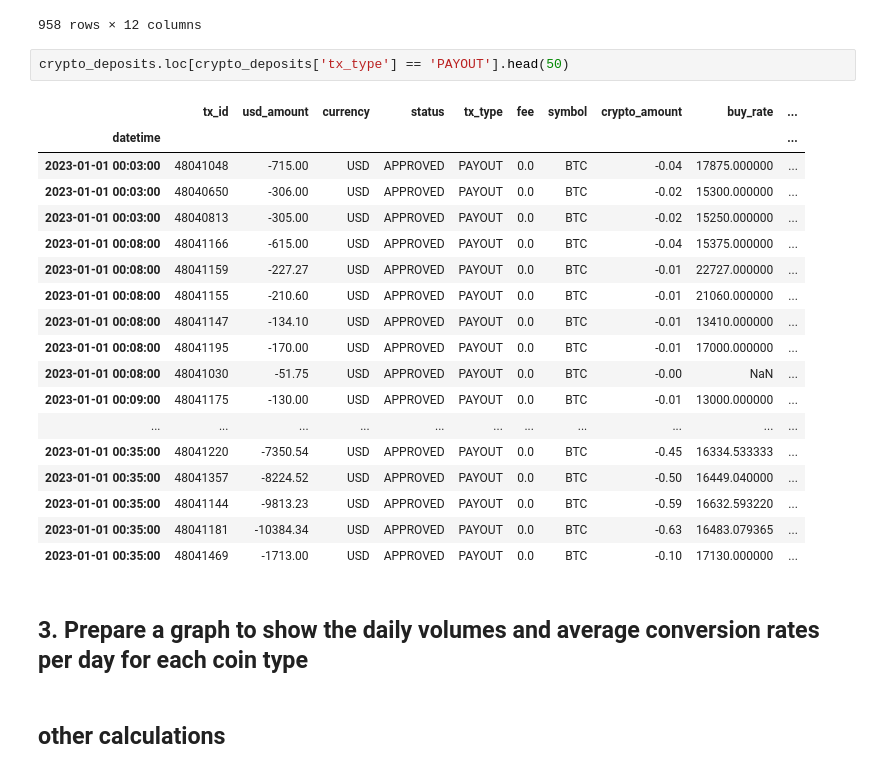
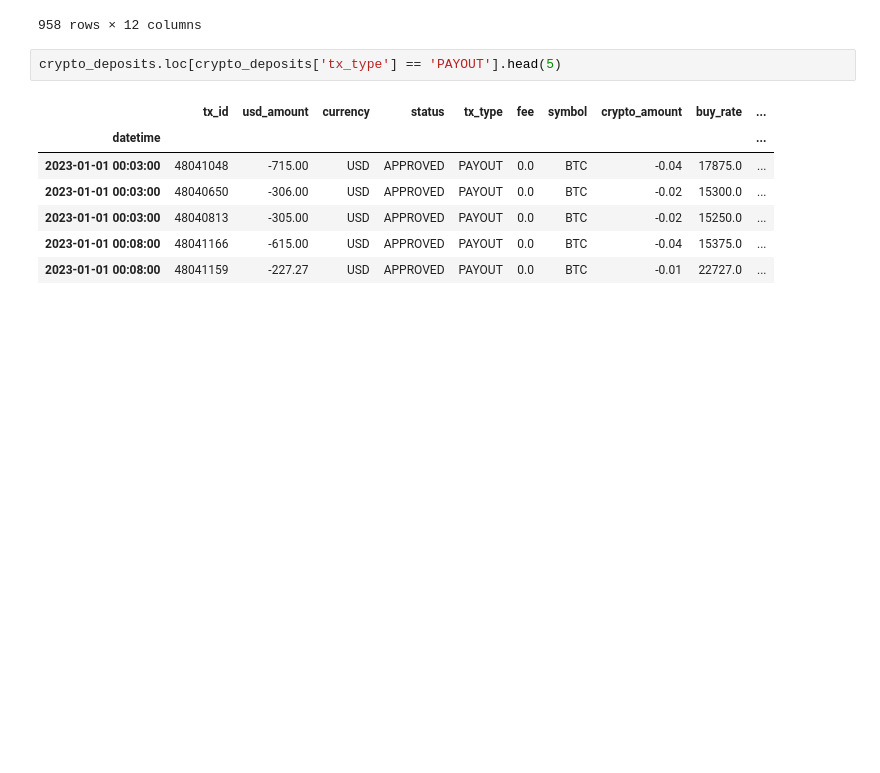
Before and after one commit to ferseguias/ft_interview_test, a Jupyter notebook: crypto_deposits.ipynb, the cells around one changed output. Cells and saved outputs as stored; diff of their text form; blank space fills up the shorter version.

```diff
--- a/crypto_deposits.ipynb
+++ b/crypto_deposits.ipynb
@@ -219,27 +344,12 @@ crypto_deposits.loc[crypto_deposits['buy_rate'].isna()]
 | 2023-01-27 23:56:00 | 48863085 | -100.00 | USD | APPROVED | PAYOUT | 0.0 | BTC | -0.0 | NaN | ... |
 958 rows × 12 columns
 # %%
-crypto_deposits.loc[crypto_deposits['tx_type'] == 'PAYOUT'].head(50)
+crypto_deposits.loc[crypto_deposits['tx_type'] == 'PAYOUT'].head(5)
 # %% [output]
 |  | tx_id | usd_amount | currency | status | tx_type | fee | symbol | crypto_amount | buy_rate | ... |
 | datetime |  |  |  |  |  |  |  |  |  | ... |
-| 2023-01-01 00:03:00 | 48041048 | -715.00 | USD | APPROVED | PAYOUT | 0.0 | BTC | -0.04 | 17875.000000 | ... |
-| 2023-01-01 00:03:00 | 48040650 | -306.00 | USD | APPROVED | PAYOUT | 0.0 | BTC | -0.02 | 15300.000000 | ... |
-| 2023-01-01 00:03:00 | 48040813 | -305.00 | USD | APPROVED | PAYOUT | 0.0 | BTC | -0.02 | 15250.000000 | ... |
-| 2023-01-01 00:08:00 | 48041166 | -615.00 | USD | APPROVED | PAYOUT | 0.0 | BTC | -0.04 | 15375.000000 | ... |
-| 2023-01-01 00:08:00 | 48041159 | -227.27 | USD | APPROVED | PAYOUT | 0.0 | BTC | -0.01 | 22727.000000 | ... |
-| 2023-01-01 00:08:00 | 48041155 | -210.60 | USD | APPROVED | PAYOUT | 0.0 | BTC | -0.01 | 21060.000000 | ... |
-| 2023-01-01 00:08:00 | 48041147 | -134.10 | USD | APPROVED | PAYOUT | 0.0 | BTC | -0.01 | 13410.000000 | ... |
-| 2023-01-01 00:08:00 | 48041195 | -170.00 | USD | APPROVED | PAYOUT | 0.0 | BTC | -0.01 | 17000.000000 | ... |
-| 2023-01-01 00:08:00 | 48041030 | -51.75 | USD | APPROVED | PAYOUT | 0.0 | BTC | -0.00 | NaN | ... |
-| 2023-01-01 00:09:00 | 48041175 | -130.00 | USD | APPROVED | PAYOUT | 0.0 | BTC | -0.01 | 13000.000000 | ... |
-| ... | ... | ... | ... | ... | ... | ... | ... | ... | ... | ... |
-| 2023-01-01 00:35:00 | 48041220 | -7350.54 | USD | APPROVED | PAYOUT | 0.0 | BTC | -0.45 | 16334.533333 | ... |
-| 2023-01-01 00:35:00 | 48041357 | -8224.52 | USD | APPROVED | PAYOUT | 0.0 | BTC | -0.50 | 16449.040000 | ... |
-| 2023-01-01 00:35:00 | 48041144 | -9813.23 | USD | APPROVED | PAYOUT | 0.0 | BTC | -0.59 | 16632.593220 | ... |
-| 2023-01-01 00:35:00 | 48041181 | -10384.34 | USD | APPROVED | PAYOUT | 0.0 | BTC | -0.63 | 16483.079365 | ... |
-| 2023-01-01 00:35:00 | 48041469 | -1713.00 | USD | APPROVED | PAYOUT | 0.0 | BTC | -0.10 | 17130.000000 | ... |
+| 2023-01-01 00:03:00 | 48041048 | -715.00 | USD | APPROVED | PAYOUT | 0.0 | BTC | -0.04 | 17875.0 | ... |
+| 2023-01-01 00:03:00 | 48040650 | -306.00 | USD | APPROVED | PAYOUT | 0.0 | BTC | -0.02 | 15300.0 | ... |
+| 2023-01-01 00:03:00 | 48040813 | -305.00 | USD | APPROVED | PAYOUT | 0.0 | BTC | -0.02 | 15250.0 | ... |
+| 2023-01-01 00:08:00 | 48041166 | -615.00 | USD | APPROVED | PAYOUT | 0.0 | BTC | -0.04 | 15375.0 | ... |
+| 2023-01-01 00:08:00 | 48041159 | -227.27 | USD | APPROVED | PAYOUT | 0.0 | BTC | -0.01 | 22727.0 | ... |
-# %% [markdown]
-## 3. Prepare a graph to show the daily volumes and average conversion rates per day for each coin type
-# %% [markdown]
-## other calculations
```
Also changed, not shown: parts of 26 cells of this notebook.
